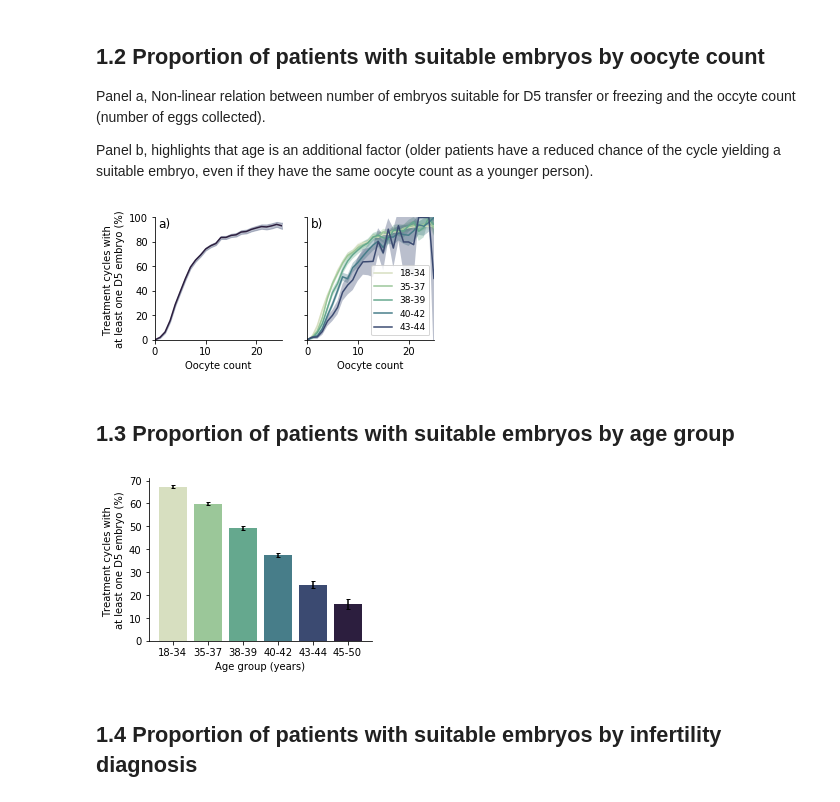
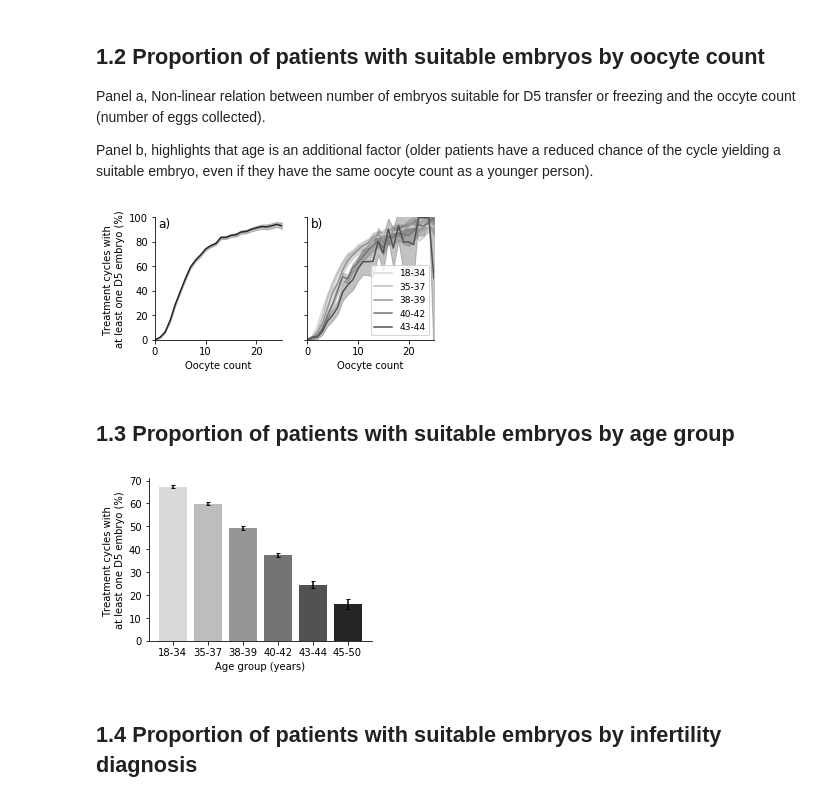
Before and after one commit to FChmiel/ivf_embryo_prediction, a Jupyter notebook: HFEA_prediction_model.ipynb, the cells around one changed output. Saved outputs shown, nothing was run; the diff lists cells and outputs as text; code cells hidden in the pictures.

```diff
--- a/HFEA_prediction_model.ipynb
+++ b/HFEA_prediction_model.ipynb
@@ -104,35 +109,35 @@ mean_error = utils.calculate_proportion_error(egg_outcome['mean'].values, egg_ou
 
 utils.plot_line_with_confidence(x=egg_outcome.index,
                           y=egg_outcome['mean'].values*100,
                           err=mean_error*100,
                           ax=axs[0],
                           plot_params={'color':colors[-1], 'lw':1.5},
                           fill_params={'color':colors[-2], 'alpha':0.35})
 
 # plot for segregated by age
-for age in age_groups[:-1]:
+for age in enumerate(age_groups[:-1]:
     mask = df['Patient Age at Treatment']==age
     egg_outcome = df[mask].groupby('Fresh Eggs Collected')['target'].agg(['mean','count'])
     mean_error = utils.calculate_proportion_error(egg_outcome['mean'].values, egg_outcome['count'].values)
 
     utils.plot_line_with_confidence(x=egg_outcome.index,
                               y=egg_outcome['mean'].values*100,
                               err=mean_error*100,
                               ax=axs[1],
-                              plot_params={'label':age, 'lw':1.5},
+                              plot_params={'label':age, 'lw':1.5, color=colors[i]},
                               fill_params={'alpha':0.35})
 
 # tidy up plots and add labels
 axs[1].legend(fontsize=9)
 plt.setp(axs[1].get_yticklabels(), visible=False)
 axs[0].set_ylabel('Treatment cycles with \nat least one D5 embryo (%)')
 for ax in axs:
     ax.set_xlabel('Oocyte count')
 fig.set_size_inches(5,2.25)
 axs[0].text(0.75, 92, 'a)', fontsize=12)
 axs[1].text(0.75, 92, 'b)', fontsize=12)
 plt.savefig('images/cycles_with_suitable_embryos.png', dpi=300, bbox_inches='tight')
 # %% [output]
-[figure, old version]
+[figure, new version]
 # %% [markdown]
 ## 1.3 Proportion of patients with suitable embryos by age group
@@ -150,7 +163,7 @@ errors  = utils.calculate_proportion_error(y, c)
 
 fig, ax = plt.subplots()
 
-ax.bar(np.arange(0,len(y)), y*100, yerr=errors*100, capsize=2, color=colors)
+ax.bar(np.arange(0,len(y)), y*100, yerr=errors*100, capsize=2, color=colors[1:])
 ax.set_ylabel('Treatment cycles with \nat least one D5 embryo (%)')
 utils.remove_axes(ax)
 
@@ -161,7 +174,7 @@ ax.set_xlabel('Age group (years)')
 fig.set_size_inches(4,3)
 plt.savefig('images/cycles_with_embryos_by_age_group.png', dpi=300, bbox_inches='tight')
 # %% [output]
-[figure, old version]
+[figure, new version]
 # %% [markdown]
 ## 1.4 Proportion of patients with suitable embryos by infertility diagnosis
 # %%
```
Also changed, not shown: parts of 12 cells of this notebook, 15 other files.
